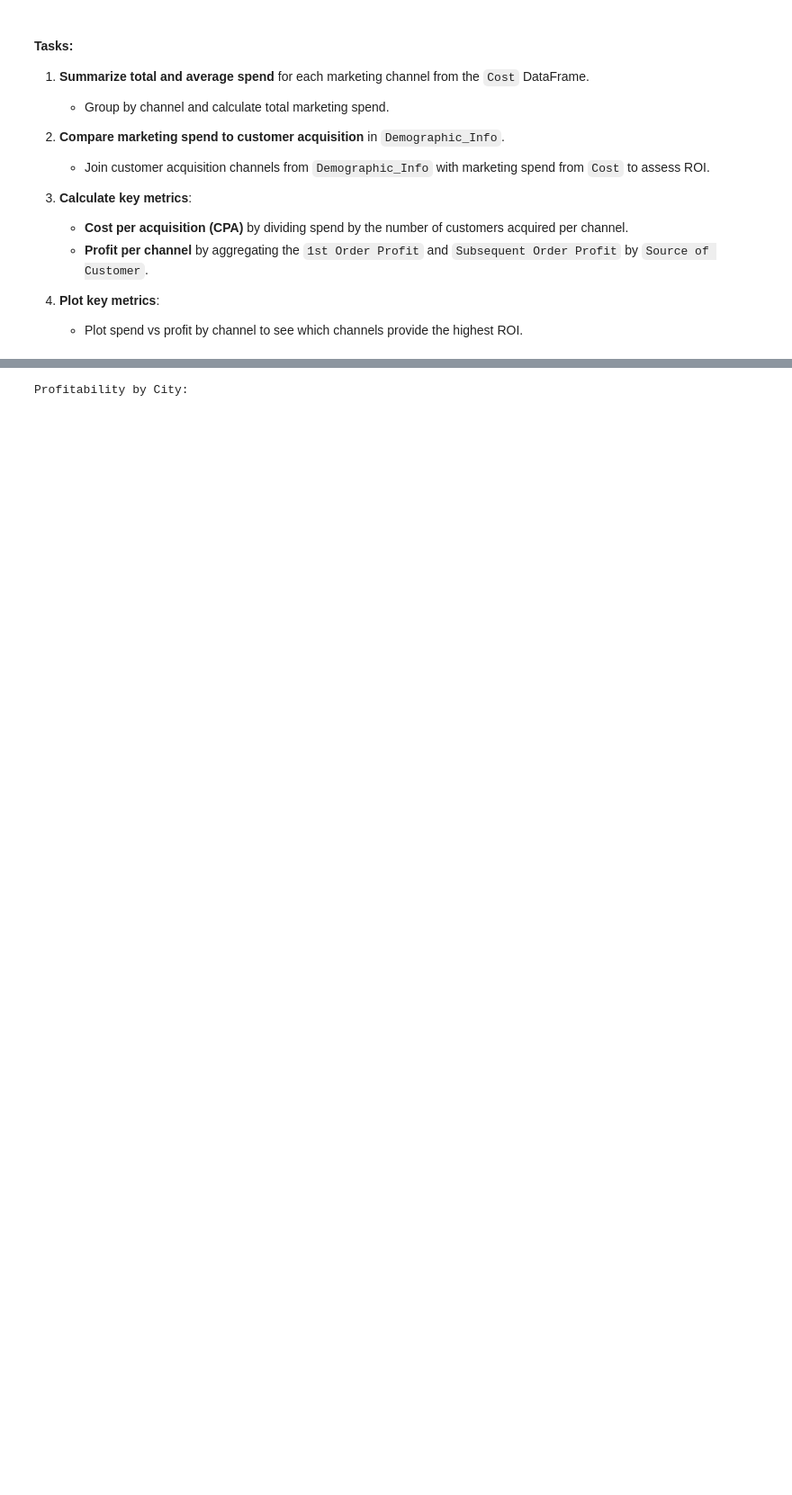
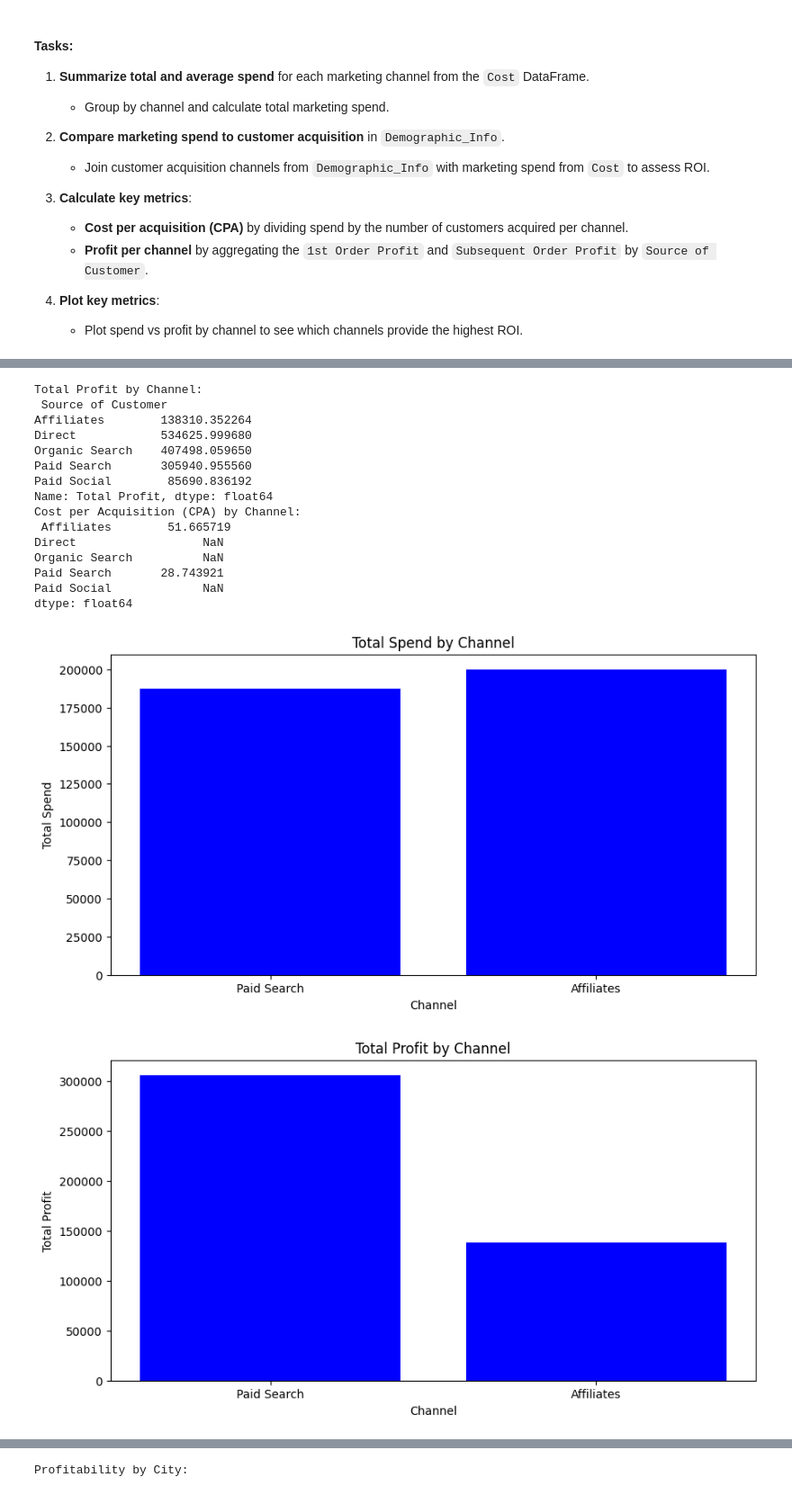
Before and after one commit to cianolan1/2K-Tech-Assessment, a Jupyter notebook: src/Analysis.ipynb, the cells around one changed output, grey strips where cells are left out. Shown at 90% size. Drawn from its saved outputs; the diff is of its cells as text; code cells hidden in the pictures; blank space fills up the shorter version.

```diff
--- a/src/Analysis.ipynb
+++ b/src/Analysis.ipynb
@@ -87,0 +120,19 @@ Data cleaned and summarized.
+# %%
+# Dropping the 'Title' column due to too many missing values
+Demographic_Info.drop(columns=['Title'], inplace=True)
+
+def calculate_spend_and_acquisition(cost_df, demographic_df, channels):
+    """Calculate total spend, average spend, and customer acquisition by channel."""
+    total_spend = cost_df[channels].sum()
+    avg_spend = cost_df[channels].mean()
+    customer_acquisition = demographic_df['Source of Customer'].value_counts()
+
+    return total_spend, avg_spend, customer_acquisition
+
+# Define the relevant channels and calculate metrics
+channels = ['Paid Search', 'Affiliates']
+total_spend, avg_spend, customer_acquisition = calculate_spend_and_acquisition(Cost, Demographic_Info, channels)
+
+print("Total Spend by Channel:\n", total_spend)
+print("Average Spend per Month by Channel:\n", avg_spend)
+print("Customer Acquisition by Channel:\n", customer_acquisition)
@@ -186,0 +175,58 @@ dtype: float64
+# %%
+def calculate_profit_and_cpa(merged_df, total_spend, customer_acquisition, channels):
+    """Calculate total profit and CPA by channel."""
+    # Calculate Total Profit
+    merged_df['Total Profit'] = merged_df['1st Order Profit'] + merged_df['Subsequent Order Profit']
+
+    # Group by Source of Customer to get total profit per channel
+    profit_per_channel = merged_df.groupby('Source of Customer')['Total Profit'].sum()
+
+    # Match spend and customer acquisition
+    cost_per_channel = pd.Series([total_spend[channel] for channel in channels], index=channels)
+    cpa_per_channel = cost_per_channel / customer_acquisition.replace(0, pd.NA)  # Avoid division by zero
+
+    return profit_per_channel, cpa_per_channel
+
+# Merge Demographic_Info and Value_Info DataFrames
+merged_data = pd.merge(Demographic_Info, Value_Info, on='Customer ID')
+
+# Calculate profit and CPA
+profit_per_channel, cpa_per_channel = calculate_profit_and_cpa(merged_data, total_spend, customer_acquisition, channels)
+
+print("Total Profit by Channel:\n",profit_per_channel)
+print("Cost per Acquisition (CPA) by Channel:\n",cpa_per_channel)
+
+# Plot marketing spend vs profit by channel
+def plot_bar_chart(data, title, xlabel, ylabel, color='blue', figsize=(10, 5)):
+    """Generate a bar chart for the given data."""
+    plt.figure(figsize=figsize)
+    plt.bar(data.index, data.values, color=color)
+    plt.title(title)
+    plt.xlabel(xlabel)
+    plt.ylabel(ylabel)
+    plt.show()
+
+# Plot total spend and profit by channel
+plot_bar_chart(total_spend, "Total Spend by Channel", "Channel", "Total Spend")
+plot_bar_chart(profit_per_channel.loc[channels], "Total Profit by Channel", "Channel", "Total Profit")
+
+# Plot CPA by channel
+plot_bar_chart(cpa_per_channel, "Cost per Acquisition (CPA) by Channel", "Channel", "CPA", color='orange')
+# %% [output]
+Total Profit by Channel:
+ Source of Customer
+Affiliates        138310.352264
+Direct            534625.999680
+Organic Search    407498.059650
+Paid Search       305940.955560
+Paid Social        85690.836192
+Name: Total Profit, dtype: float64
+Cost per Acquisition (CPA) by Channel:
+ Affiliates        51.665719
+Direct                  NaN
+Organic Search          NaN
+Paid Search       28.743921
+Paid Social             NaN
+dtype: float64
+[figure, added]
+[figure, added]
```
Also changed, not shown: parts of 26 cells of this notebook.
